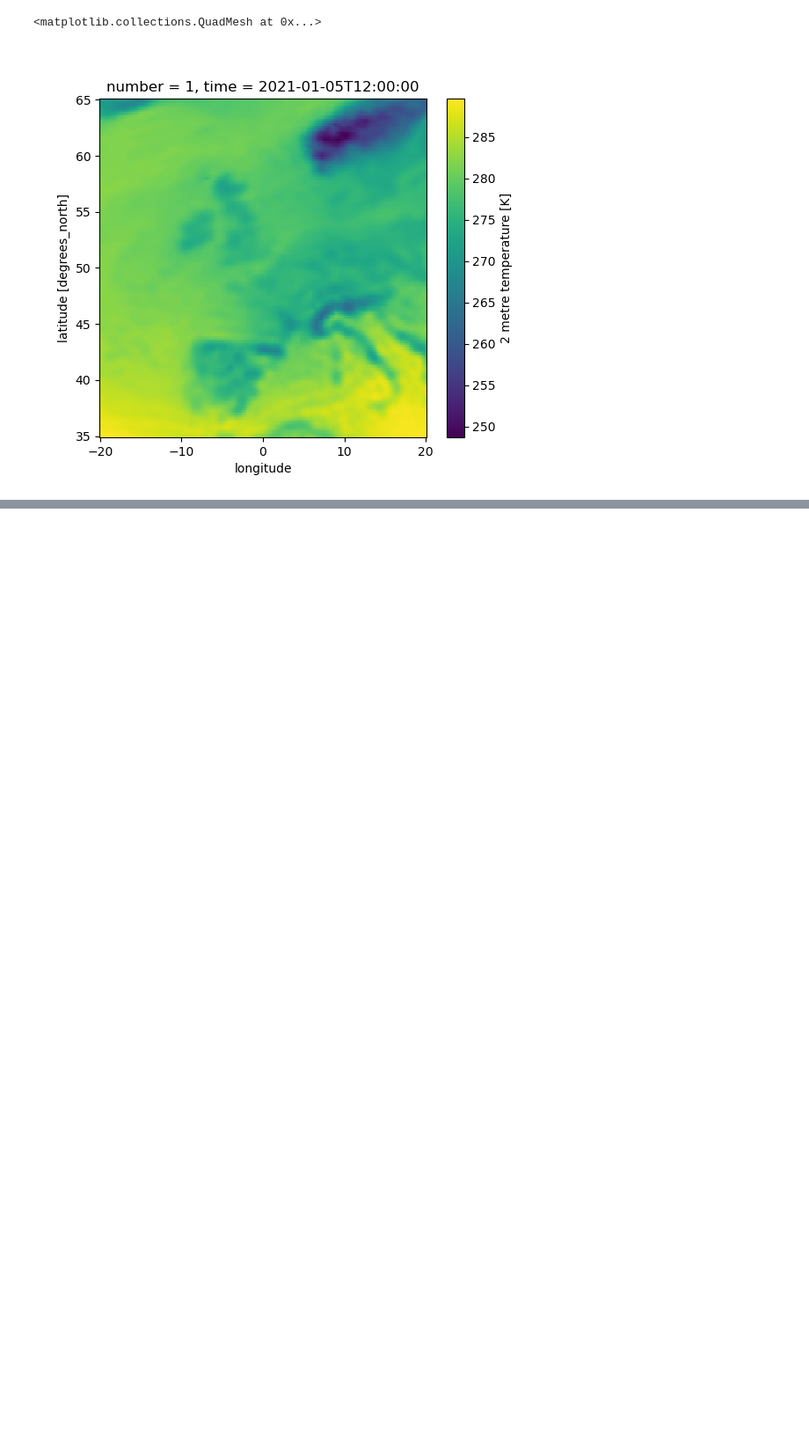
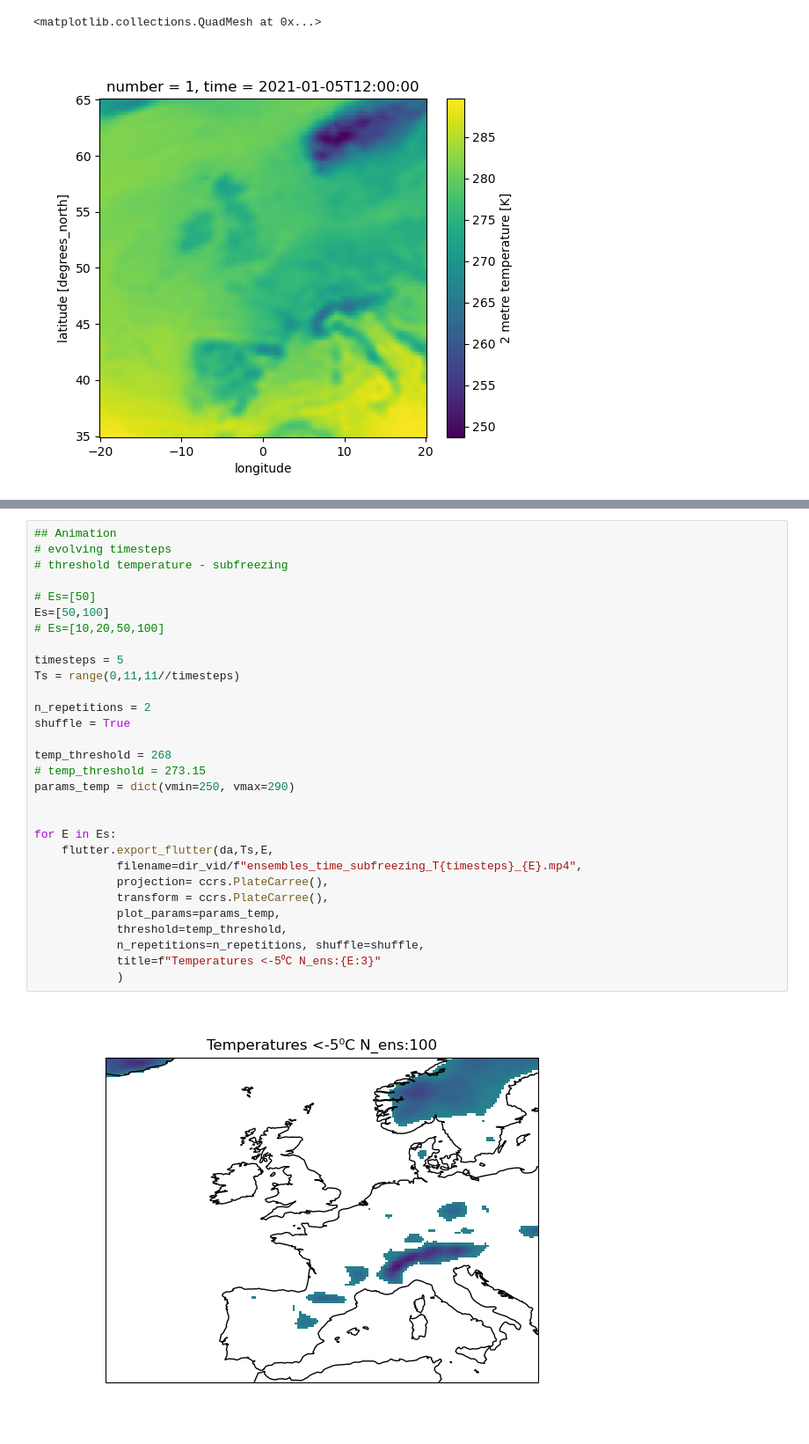
Before and after one commit to elkir/ecmwf_ensembles_fluttering, a Jupyter notebook: notebooks/03_animation_export.ipynb, the cells around one changed output, grey strips where cells are left out. Shown: that part at 88% size. Cells and saved outputs as stored; diff of their text form; blank space fills up the shorter version.

```diff
--- a/notebooks/03_animation_export.ipynb
+++ b/notebooks/03_animation_export.ipynb
@@ -201,0 +84,32 @@ for E in Es:
+# %%
+## Animation
+# evolving timesteps
+# threshold temperature - subfreezing
+
+# Es=[50]
+Es=[50,100]
+# Es=[10,20,50,100]
+
+timesteps = 5
+Ts = range(0,11,11//timesteps)
+
+n_repetitions = 2
+shuffle = True
+
+temp_threshold = 268
+# temp_threshold = 273.15
+params_temp = dict(vmin=250, vmax=290)
+
+
+for E in Es:
+    flutter.export_flutter(da,Ts,E,
+            filename=dir_vid/f"ensembles_time_subfreezing_T{timesteps}_{E}.mp4",
+            projection= ccrs.PlateCarree(),
+            transform = ccrs.PlateCarree(),
+            plot_params=params_temp,
+            threshold=temp_threshold,
+            n_repetitions=n_repetitions, shuffle=shuffle,
+            title=f"Temperatures <-5⁰C N_ens:{E:3}"
+            )
+# %% [output]
+[figure, added]
```
Also changed, not shown: parts of 12 cells of this notebook, 6 other files.
